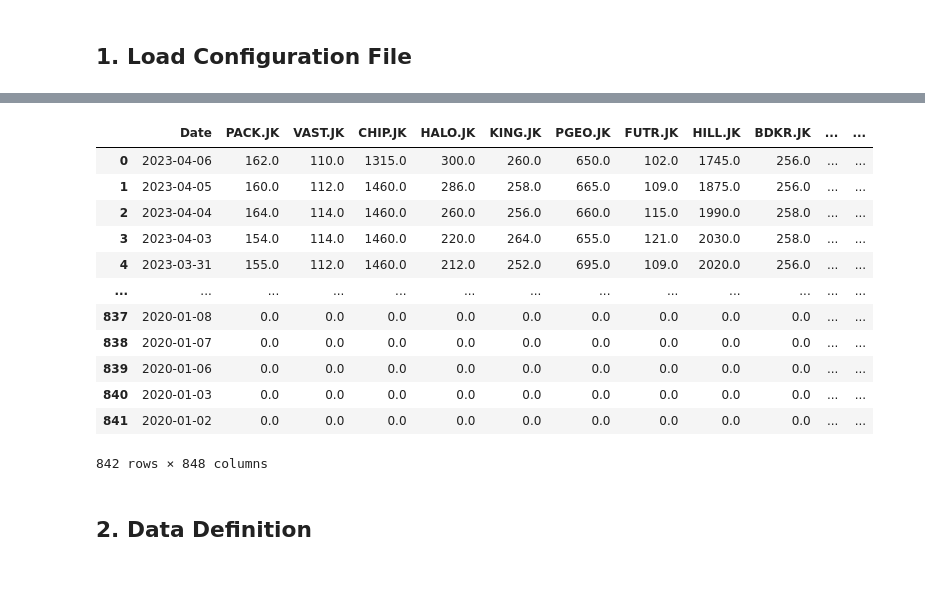
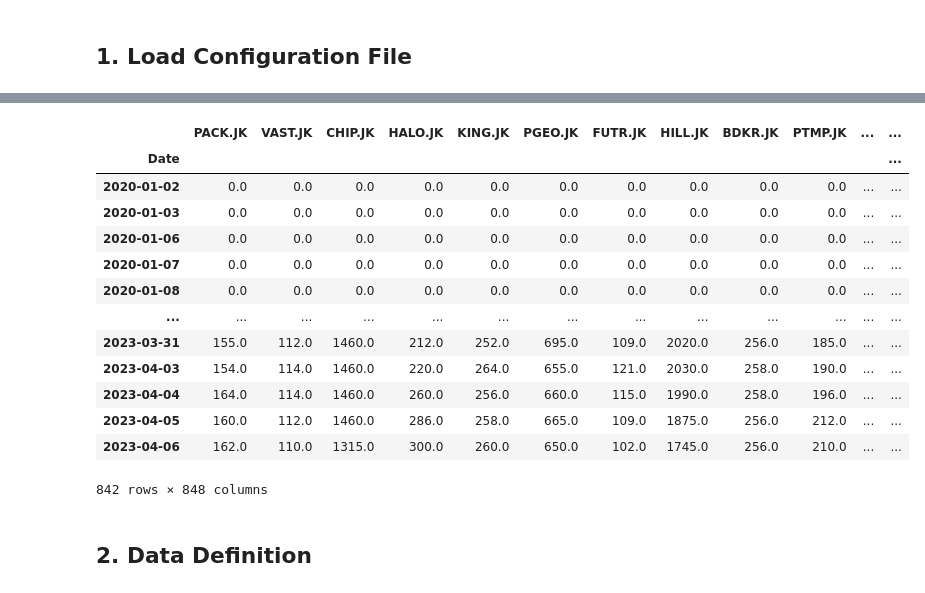
Before and after one commit to tgaufa/stock_prediction_time_series_modelling, a Jupyter notebook: 1. data_pipeline.ipynb, the cells around one changed output, grey strips where cells are left out. Cells and saved outputs as stored; diff of their text form; code cells hidden in the pictures.

Commit message:
data pipeline no update

```diff
--- a/1. data_pipeline.ipynb
+++ b/1. data_pipeline.ipynb
@@ -46,7 +47,7 @@ def read_raw_data(config: dict) -> pd.DataFrame:
     return dataset
 # %%
 config_data = util.load_config()
-raw_dataset =read_raw_data(config_data)
+raw_dataset_ori =read_raw_data(config_data)
 # %% [output]
 1 Failed download:
 - TRIL.JK: No timezone found, symbol may be delisted
@@ -79,0 +62,4 @@ raw_dataset
+# %%
+# Keep a copy data to be reuse in case needed later to prevent redownload
+raw_dataset = raw_dataset_ori.copy()
+raw_dataset
@@ -80,30 +81,35 @@ raw_dataset
 # %%
-# reset the index, so the date will be the column and sort it accordingly
-raw_dataset = raw_dataset.sort_index(ascending=False)
+# change the index format from object into datetime
+raw_dataset.index = pd.to_datetime(raw_dataset.index)
+
+# sort the date index
+raw_dataset = raw_dataset.sort_index(ascending=True)
+
 #raw_dataset = raw_dataset.reset_index()
 
 # Delete unrequired rows & columns where all its value is NaN
 raw_dataset.dropna(axis=0, how='all', inplace=True)
 raw_dataset.dropna(axis=1, how='all', inplace=True)
 
 # Replace NaN value with 0
 raw_dataset.fillna(0, inplace=True)
 
 # set date as the index of the dataset
 raw_dataset
 # %% [output]
-|  | Date | PACK.JK | VAST.JK | CHIP.JK | HALO.JK | KING.JK | PGEO.JK | FUTR.JK | HILL.JK | BDKR.JK | ... | ... |
-| 0 | 2023-04-06 | 162.0 | 110.0 | 1315.0 | 300.0 | 260.0 | 650.0 | 102.0 | 1745.0 | 256.0 | ... | ... |
-| 1 | 2023-04-05 | 160.0 | 112.0 | 1460.0 | 286.0 | 258.0 | 665.0 | 109.0 | 1875.0 | 256.0 | ... | ... |
-| 2 | 2023-04-04 | 164.0 | 114.0 | 1460.0 | 260.0 | 256.0 | 660.0 | 115.0 | 1990.0 | 258.0 | ... | ... |
-| 3 | 2023-04-03 | 154.0 | 114.0 | 1460.0 | 220.0 | 264.0 | 655.0 | 121.0 | 2030.0 | 258.0 | ... | ... |
-| 4 | 2023-03-31 | 155.0 | 112.0 | 1460.0 | 212.0 | 252.0 | 695.0 | 109.0 | 2020.0 | 256.0 | ... | ... |
+|  | PACK.JK | VAST.JK | CHIP.JK | HALO.JK | KING.JK | PGEO.JK | FUTR.JK | HILL.JK | BDKR.JK | PTMP.JK | ... | ... |
+| Date |  |  |  |  |  |  |  |  |  |  |  | ... |
+| 2020-01-02 | 0.0 | 0.0 | 0.0 | 0.0 | 0.0 | 0.0 | 0.0 | 0.0 | 0.0 | 0.0 | ... | ... |
+| 2020-01-03 | 0.0 | 0.0 | 0.0 | 0.0 | 0.0 | 0.0 | 0.0 | 0.0 | 0.0 | 0.0 | ... | ... |
+| 2020-01-06 | 0.0 | 0.0 | 0.0 | 0.0 | 0.0 | 0.0 | 0.0 | 0.0 | 0.0 | 0.0 | ... | ... |
+| 2020-01-07 | 0.0 | 0.0 | 0.0 | 0.0 | 0.0 | 0.0 | 0.0 | 0.0 | 0.0 | 0.0 | ... | ... |
+| 2020-01-08 | 0.0 | 0.0 | 0.0 | 0.0 | 0.0 | 0.0 | 0.0 | 0.0 | 0.0 | 0.0 | ... | ... |
 | ... | ... | ... | ... | ... | ... | ... | ... | ... | ... | ... | ... | ... |
-| 837 | 2020-01-08 | 0.0 | 0.0 | 0.0 | 0.0 | 0.0 | 0.0 | 0.0 | 0.0 | 0.0 | ... | ... |
-| 838 | 2020-01-07 | 0.0 | 0.0 | 0.0 | 0.0 | 0.0 | 0.0 | 0.0 | 0.0 | 0.0 | ... | ... |
-| 839 | 2020-01-06 | 0.0 | 0.0 | 0.0 | 0.0 | 0.0 | 0.0 | 0.0 | 0.0 | 0.0 | ... | ... |
-| 840 | 2020-01-03 | 0.0 | 0.0 | 0.0 | 0.0 | 0.0 | 0.0 | 0.0 | 0.0 | 0.0 | ... | ... |
-| 841 | 2020-01-02 | 0.0 | 0.0 | 0.0 | 0.0 | 0.0 | 0.0 | 0.0 | 0.0 | 0.0 | ... | ... |
+| 2023-03-31 | 155.0 | 112.0 | 1460.0 | 212.0 | 252.0 | 695.0 | 109.0 | 2020.0 | 256.0 | 185.0 | ... | ... |
+| 2023-04-03 | 154.0 | 114.0 | 1460.0 | 220.0 | 264.0 | 655.0 | 121.0 | 2030.0 | 258.0 | 190.0 | ... | ... |
+| 2023-04-04 | 164.0 | 114.0 | 1460.0 | 260.0 | 256.0 | 660.0 | 115.0 | 1990.0 | 258.0 | 196.0 | ... | ... |
+| 2023-04-05 | 160.0 | 112.0 | 1460.0 | 286.0 | 258.0 | 665.0 | 109.0 | 1875.0 | 256.0 | 212.0 | ... | ... |
+| 2023-04-06 | 162.0 | 110.0 | 1315.0 | 300.0 | 260.0 | 650.0 | 102.0 | 1745.0 | 256.0 | 210.0 | ... | ... |
 842 rows × 848 columns
 # %%
 # Save raw dataset to file
```
Also changed, not shown: parts of 15 cells of this notebook.
